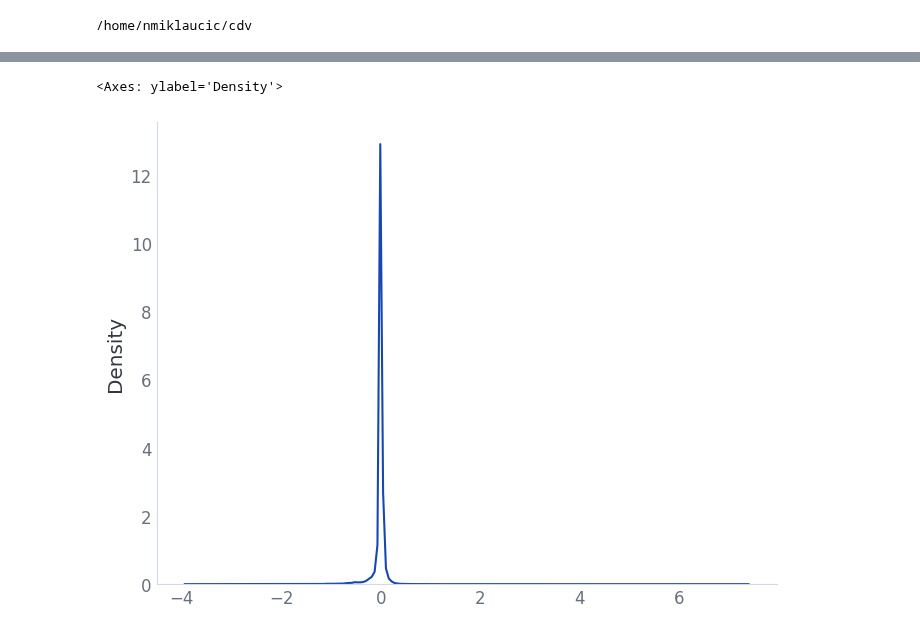
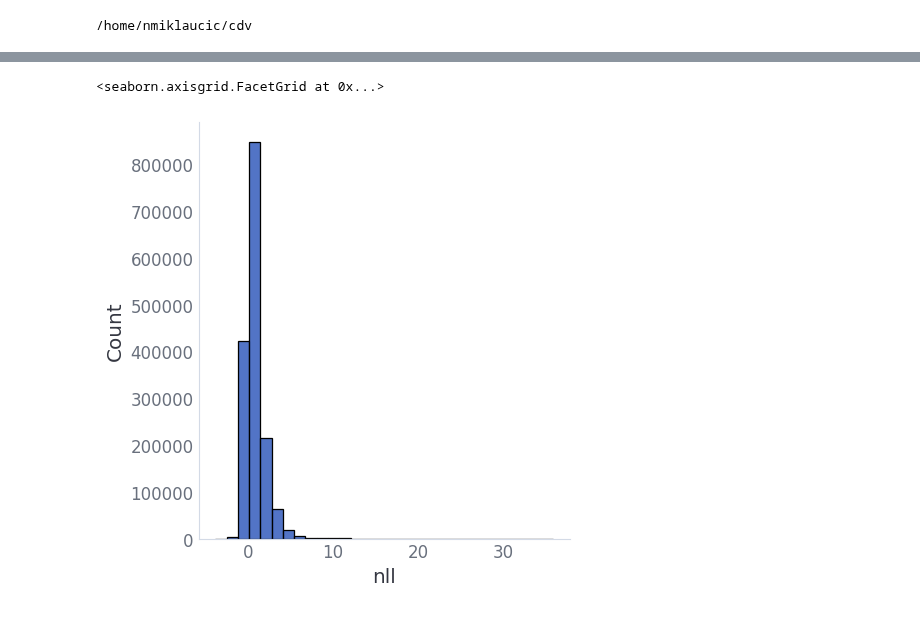
Before and after one commit to nicholas-miklaucic/facet, a Jupyter notebook: notebooks/energy_regression.ipynb, the cells around one changed output, grey strips where cells are left out. Cells and saved outputs as stored; diff of their text form; code cells hidden in the pictures.

Commit message:
Really improved energy regression and model visualization, updated to new JAX

```diff
--- a/notebooks/energy_regression.ipynb
+++ b/notebooks/energy_regression.ipynb
@@ -64,6 +61,6 @@ df
 # %%
 num_atoms = df.iloc[:, :-2].sum(axis=1)
-y = df['energy'].values
+y = df['total_energy'].values
 
 X = df.iloc[:, :-2]
 
@@ -139,20 +149,27 @@ print(out.shape, out.reshape(-1).round(5))
 # %%
 from keras.optimizers.schedules import PolynomialDecay
-mod = SpeciesEnergyModel()
 
-mod([X[:64], y[:64]])
+def fit(epochs=5, valid_split=0.2, batch_size=512):
+    mod = SpeciesEnergyModel()
+    mod([X[:64], y[:64]])
 
-epochs = 7
-valid_split = 0.1
-batch_size = 512
+    steps_in_epoch = round((X.shape[0] * (1 - valid_split)) / (batch_size) + 0.5)
 
-steps_in_epoch = round((X.shape[0] * (1 - valid_split)) / (batch_size) + 0.5)
+    decay_steps = steps_in_epoch * epochs
 
-decay_steps = steps_in_epoch * epochs
+    def log_prob_loss(y_true, y_pred):
+        return y_pred
 
-mod.compile(optimizer=keras.optimizers.Adam(
-    learning_rate=PolynomialDecay(3e-2, decay_steps, end_learning_rate=1e-6),
-    global_clipnorm=3.0), loss='mean_absolute_error')
+    mod.compile(optimizer=keras.optimizers.Adam(
+        learning_rate=PolynomialDecay(3e-2, decay_steps, end_learning_rate=1e-6),
+        global_clipnorm=3.0), loss=log_prob_loss)
 
-history = mod.fit([X, y], y * 0, batch_size=batch_size, epochs=epochs, validation_split=valid_split)
+    history = mod.fit([X, y], y * 0, batch_size=batch_size, epochs=epochs, validation_split=valid_split)
+
+    pd.DataFrame(history.history).plot()
+    rp.line_labels()
+
+    return mod
+
+mod = fit()
 # %% [output]
@@ -177,0 +187,2 @@ rp.line_labels()
+# %%
+mod = fit(valid_split=0)
@@ -178,9 +206,13 @@ rp.line_labels()
 # %%
-resid = mod.predict_dist(X).loc.reshape(-1)-y
+dists = mod.predict_dist(X)
+df['loc'] = dists.loc
+df['scale'] = dists.scale
+df['resid'] = dists.loc-y
+df['nll'] = -dists.log_prob(y.reshape(-1))
 
-sns.kdeplot(resid / num_atoms)
+sns.displot(df['nll'], bins=30)
 # xx = jnp.linspace(-10, 10, 1000)
 # plt.plot(xx, jnp.exp(-jnp.abs(xx)))
 # %% [output]
-<Axes: ylabel='Density'>
+<seaborn.axisgrid.FacetGrid at 0x...>
-[figure, old version]
+[figure, new version]
```
Also changed, not shown: parts of 25 cells of this notebook, 18 other files.
